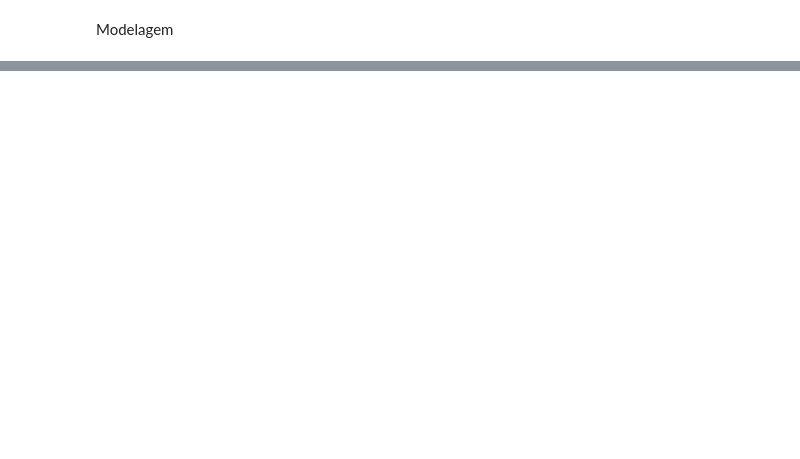
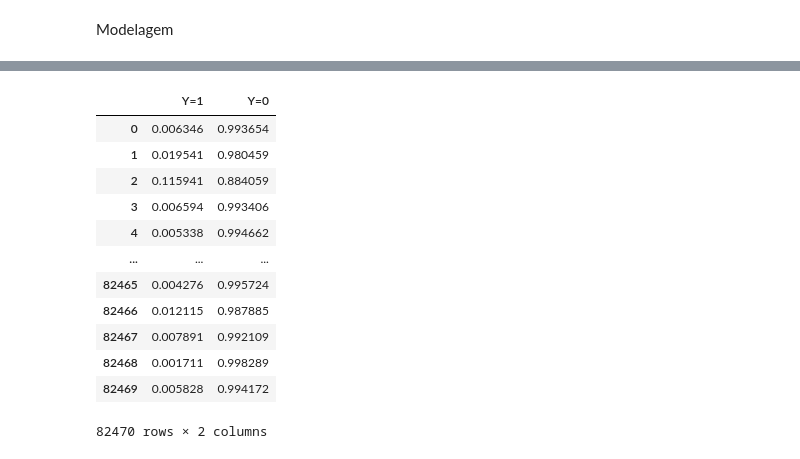
Before and after one commit to fwaltrs/Models_BehaviourScore-, a Jupyter notebook: XGBoost.ipynb, the cells around one changed output, grey strips where cells are left out. Saved outputs shown, nothing was run; the diff lists cells and outputs as text; code cells hidden in the pictures; blank space fills up the shorter version.

```diff
--- a/XGBoost.ipynb
+++ b/XGBoost.ipynb
@@ -330,0 +293,34 @@ array([0.99467176, 0.98638654, 0.9277757 , ..., 0.99470985, 0.9988888 ,
+# %%
+from xgboost import XGBClassifier
+class_xgb = XGBClassifier(learning_rate= 0.06807152183858667,
+                           n_estimators= 347,
+                           max_depth= 5,
+                           subsample= 0.6468944356143936,
+                           colsample_bytree= 0.7907343574068584,
+                           gamma= 1.4771029835168874,
+                           min_child_weight= 13,
+                           max_delta_step= 10,
+                           reg_lambda= 0.6256937654447824,
+                           alpha= 0.09772688430872911,
+                           random_state=29,
+                           enable_categorical=True)
+
+
+
+  # learning_rate= 0.03332747285295623,
+  # n_estimators= 244,
+  # max_depth= 9,
+  # subsample= 0.8675817069630809,
+  # colsample_bytree= 0.8,
+  # gamma= 1.7240110839139073,
+  # min_child_weight= 17,
+  # random_state=29,
+  # enable_categorical=True)
+
+
+inicio = time.time()
+class_xgb.fit(X_treino,Y_treino)
+fim = time.time()
+
+tempo_execucao = fim - inicio
+print(f"Tempo de execução: {tempo_execucao} segundos")
@@ -330,0 +331,7 @@ array([0.99467176, 0.98638654, 0.9277757 , ..., 0.99470985, 0.9988888 ,
+# %%
+inicio = time.time()
+predicoes = class_xgb.predict_proba(X_teste)
+fim = time.time()
+
+tempo_execucao = fim - inicio
+print(f"Tempo de fazer as previsões: {tempo_execucao} segundos")
@@ -335,0 +413,17 @@ auc #0.816247003340626
+# %%
+df = pd.DataFrame(predicoes, columns=['Y=1', 'Y=0'])
+df
+# %% [output]
+|  | Y=1 | Y=0 |
+| 0 | 0.006346 | 0.993654 |
+| 1 | 0.019541 | 0.980459 |
+| 2 | 0.115941 | 0.884059 |
+| 3 | 0.006594 | 0.993406 |
+| 4 | 0.005338 | 0.994662 |
+| ... | ... | ... |
+| 82465 | 0.004276 | 0.995724 |
+| 82466 | 0.012115 | 0.987885 |
+| 82467 | 0.007891 | 0.992109 |
+| 82468 | 0.001711 | 0.998289 |
+| 82469 | 0.005828 | 0.994172 |
+82470 rows × 2 columns
```
Also changed, not shown: parts of 44 cells of this notebook, 1 other file.
